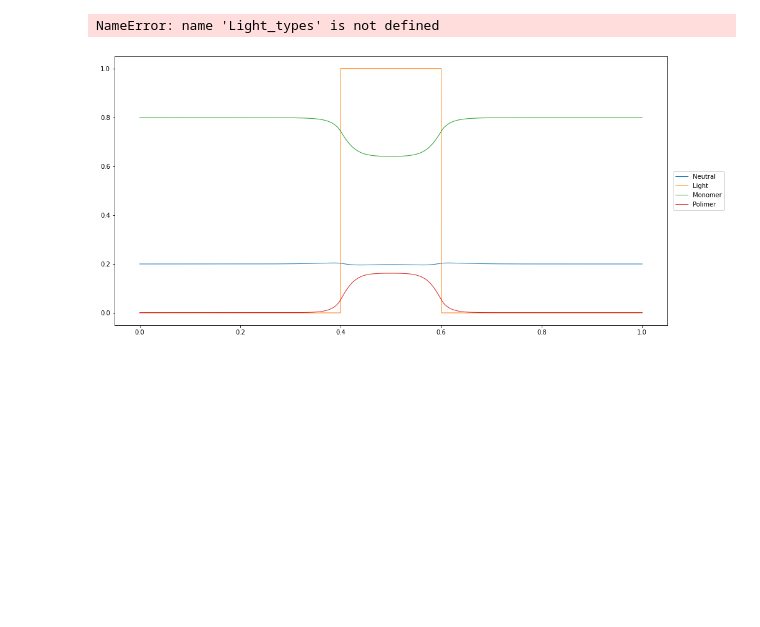
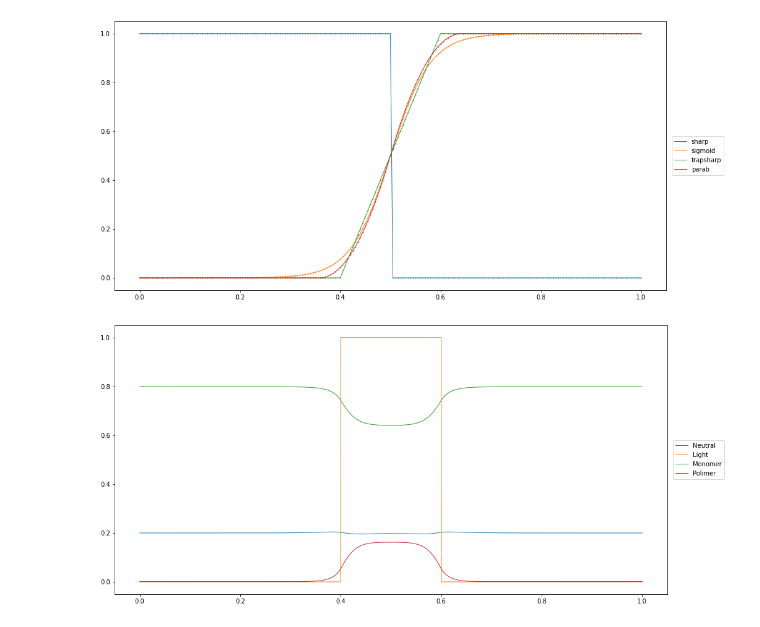
Before and after one commit to EnglishBeach/FEniCSx_polymers, a Jupyter notebook: Solver/Solver.ipynb, the cells around one changed output. Cells and saved outputs as stored; diff of their text form; code cells hidden in the pictures; blank space fills up the shorter version.

Commit message:
add light class

```diff
--- a/Solver/Solver.ipynb
+++ b/Solver/Solver.ipynb
@@ -1011,28 +1011 @@ DATA = DATA_class(
 )
-# %%
-class Light_types:
-    types = {}
-
-    def __init__(self, left=0.4, right=0.6, **parametrs):
-        if left >= right: raise ValueError('left value >= right value')
-        self.left = left
-        self.right = right
-        self.parametrs = parametrs
-
-    @staticmethod
-    def to_types(func):
-        Light_types.types.update({func.__name__ :func})
-        return func
-
-    @to_types
-    def sharp(self):
-
-        func = conditional(X <= self.right, 1, 0)
-        func *= conditional(X >= self.left, 1, 0)
-        return func
-
-    # def sigmoid(self):
-
-    #     return func
-# %% [output]
-NameError: name 'Light_types' is not defined
@@ -1039,3 +1089,11 @@ NameError: name 'Light_types' is not defined
+# %%
+a1 = Light_class(x=X,a=5)
+f =[]
+for key,value in LIGHT_TYPES.items():
+    f.append(Function(W0,value(a1),key))
+function_plots(functions=f,show_points=True);
+# %% [output]
+[figure, added]
 # %%
 # Task
 def solve(
```
Also changed, not shown: parts of 4 cells of this notebook.
